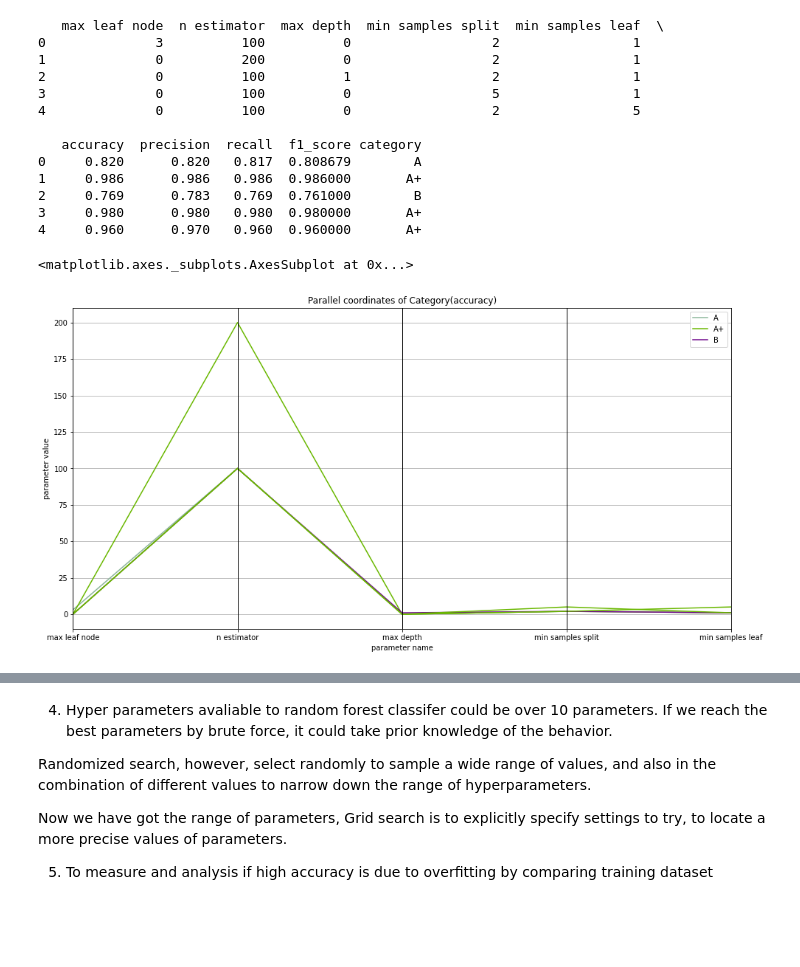
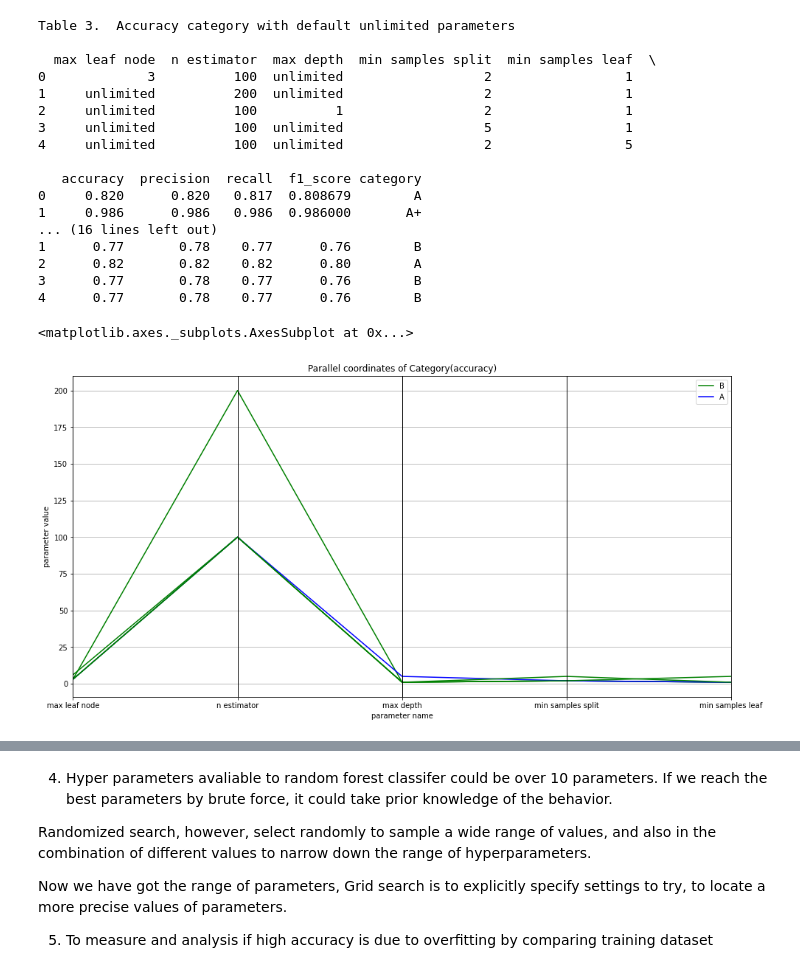
Before and after one commit to cakwok/Machine-Learning, a Jupyter notebook: Assignment3 - SVM n Neural Network scratch/Assignment3 Q3 Random Forest Classifer.ipynb, the cells around one changed output, grey strips where cells are left out. Cells and saved outputs as stored; diff of their text form; code cells hidden in the pictures; blank space fills up the shorter version.

```diff
--- a/Assignment3 - SVM n Neural Network scratch/Assignment3 Q3 Random Forest Classifer.ipynb
+++ b/Assignment3 - SVM n Neural Network scratch/Assignment3 Q3 Random Forest Classifer.ipynb
@@ -128,38 +182,44 @@ f1_score 0.9643645729447865
 # %%
 # ----------- Create a dataframe with the performance results
+df = pd.read_csv("/content/drive/MyDrive/Colab Notebooks/CS6140 Assignment3/assignment3 q3 performance matrix.csv")
+df["category"] = df["accuracy"].apply(assign_category)
+print("Table 3.  Accuracy category with default unlimited parameters", "\n")
+print(df)
+print("\n")
 
-#drive.mount('/content/drive')
-
-df = pd.read_csv("/content/drive/MyDrive/Colab Notebooks/CS6140 Assignment3/assignment3 q3 performance matrix.csv")
-
+df = pd.read_csv("/content/drive/MyDrive/Colab Notebooks/CS6140 Assignment3/assignment3 q3 performance matrix 2.csv")
 df["category"] = df["accuracy"].apply(assign_category)
-
+print("Table 4.  Accuracy category with non default parameters", "\n")
 print(df)
 # %% [output]
-   max leaf node  n estimator  max depth  min samples split  min samples leaf  \
-0              3          100          0                  2                 1
-1              0          200          0                  2                 1
-2              0          100          1                  2                 1
-3              0          100          0                  5                 1
-4              0          100          0                  2                 5
+Table 3.  Accuracy category with default unlimited parameters
+
+  max leaf node  n estimator  max depth  min samples split  min samples leaf  \
+0             3          100  unlimited                  2                 1
+1     unlimited          200  unlimited                  2                 1
+2     unlimited          100          1                  2                 1
+3     unlimited          100  unlimited                  5                 1
+4     unlimited          100  unlimited                  2                 5
 
    accuracy  precision  recall  f1_score category
 0     0.820      0.820   0.817  0.808679        A
 1     0.986      0.986   0.986  0.986000       A+
-2     0.769      0.783   0.769  0.761000        B
-3     0.980      0.980   0.980  0.980000       A+
-4     0.960      0.970   0.960  0.960000       A+
+... (16 lines left out)
+1      0.77       0.78    0.77      0.76        B
+2      0.82       0.82    0.82      0.80        A
+3      0.77       0.78    0.77      0.76        B
+4      0.77       0.78    0.77      0.76        B
 # %%
 # plot parallel coordinates
 df_t = df[["category", "max leaf node", "n estimator", "max depth", "min samples split", "min samples leaf"]]
 plt.figure(figsize=(16,8))
 plt.title("Parallel coordinates of Category(accuracy)")
 plt.xlabel("parameter name")
 plt.ylabel("parameter value")
-pd.plotting.parallel_coordinates(df_t, 'category')
+pd.plotting.parallel_coordinates(df_t, 'category', color = ("green", "blue", "red"))
 # %% [output]
 <matplotlib.axes._subplots.AxesSubplot at 0x...>
-[figure, old version]
+[figure, new version]
 # %%
 #---------------- Fine tune parameters using randomized search and grid search
 # The paramater values are only suggestive. You can come up with better choices.
```
Also changed, not shown: parts of 12 cells of this notebook.
